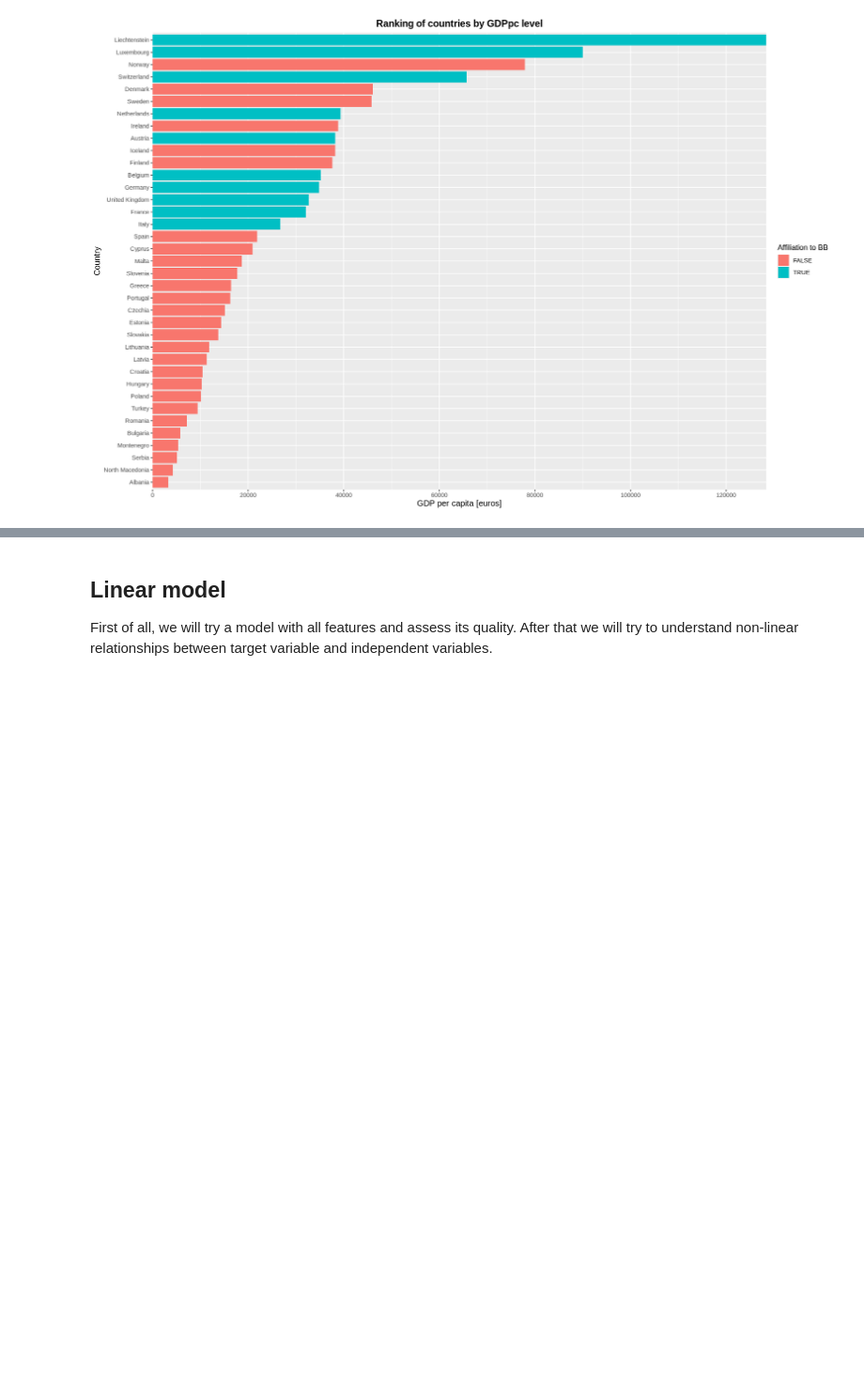
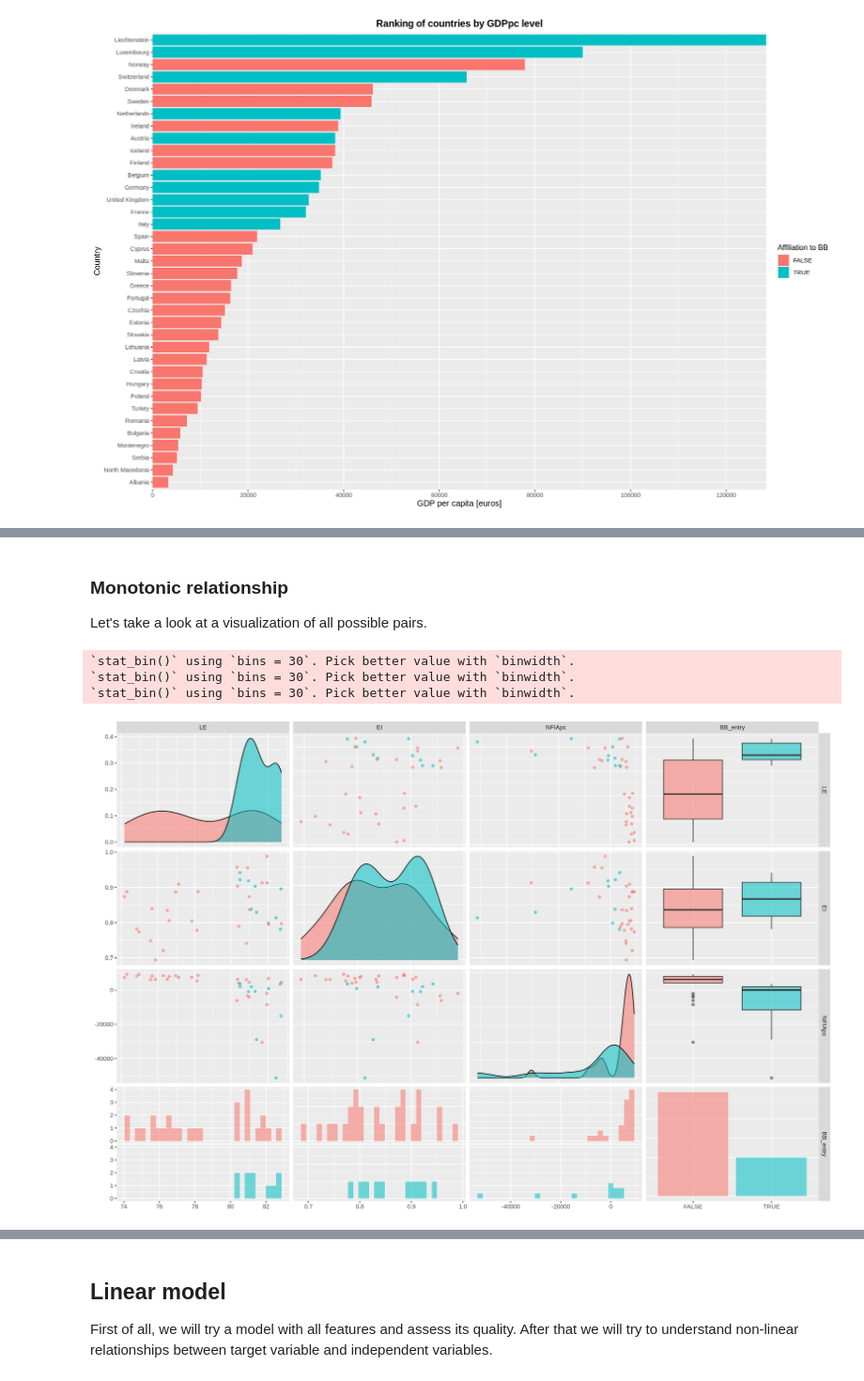
Before and after one commit to nickobard/eurostat-datasets-analysis, a Jupyter notebook: sem-3/semestral-work.ipynb, the cells around one changed output, grey strips where cells are left out. Shown at 94% size. Drawn from its saved outputs; the diff is of its cells as text; code cells hidden in the pictures; blank space fills up the shorter version.

```diff
--- a/sem-3/semestral-work.ipynb
+++ b/sem-3/semestral-work.ipynb
@@ -353,0 +330,11 @@ corrplot(cor(data[, -1]), method="circle",
+# %% [markdown]
+### Monotonic relationship
+
+Let's take a look at a visualization of all possible pairs.
+# %%
+ggpairs(data[, -c(1, 2)], ggplot2::aes(col=BB_entry, alpha=0.2), upper=list(continuous='points'))
+# %% [output]
+`stat_bin()` using `bins = 30`. Pick better value with `binwidth`.
+`stat_bin()` using `bins = 30`. Pick better value with `binwidth`.
+`stat_bin()` using `bins = 30`. Pick better value with `binwidth`.
+[figure, added]
```
Also changed, not shown: parts of 57 cells of this notebook.
